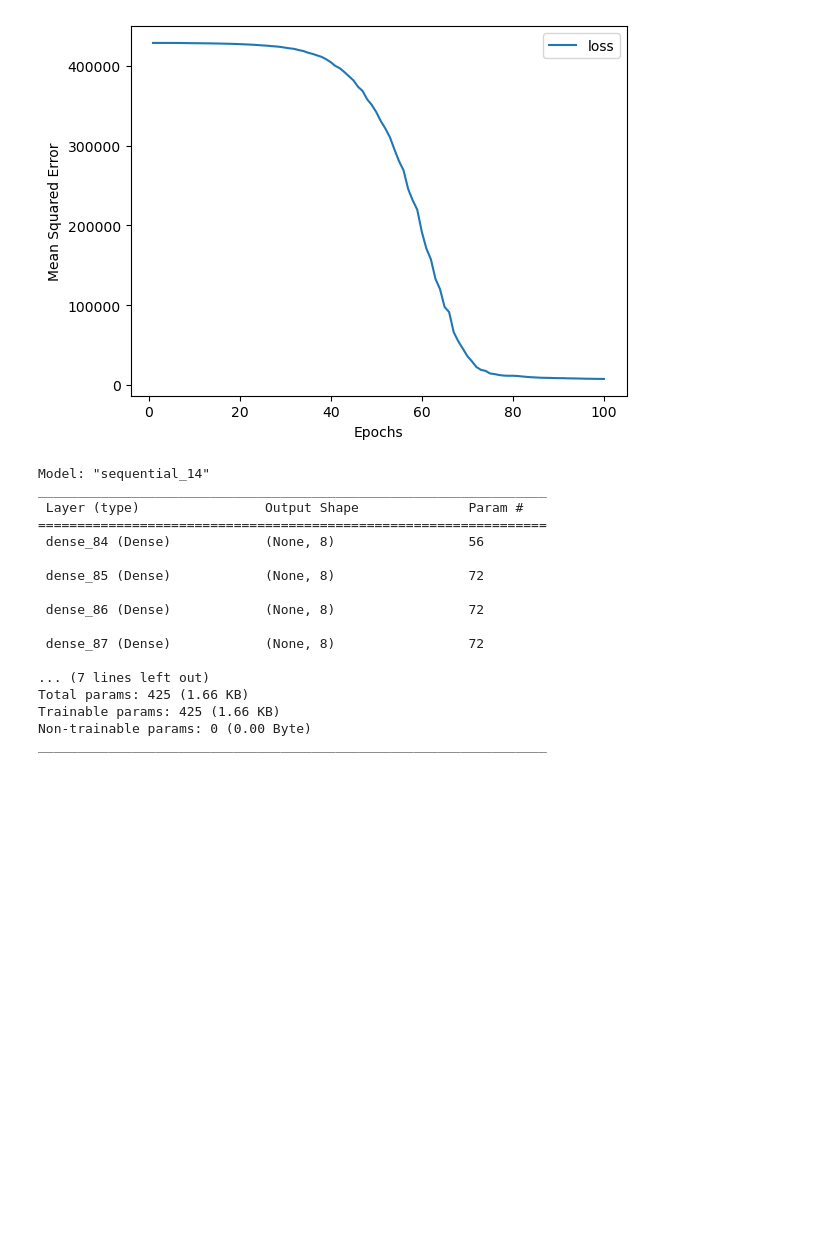
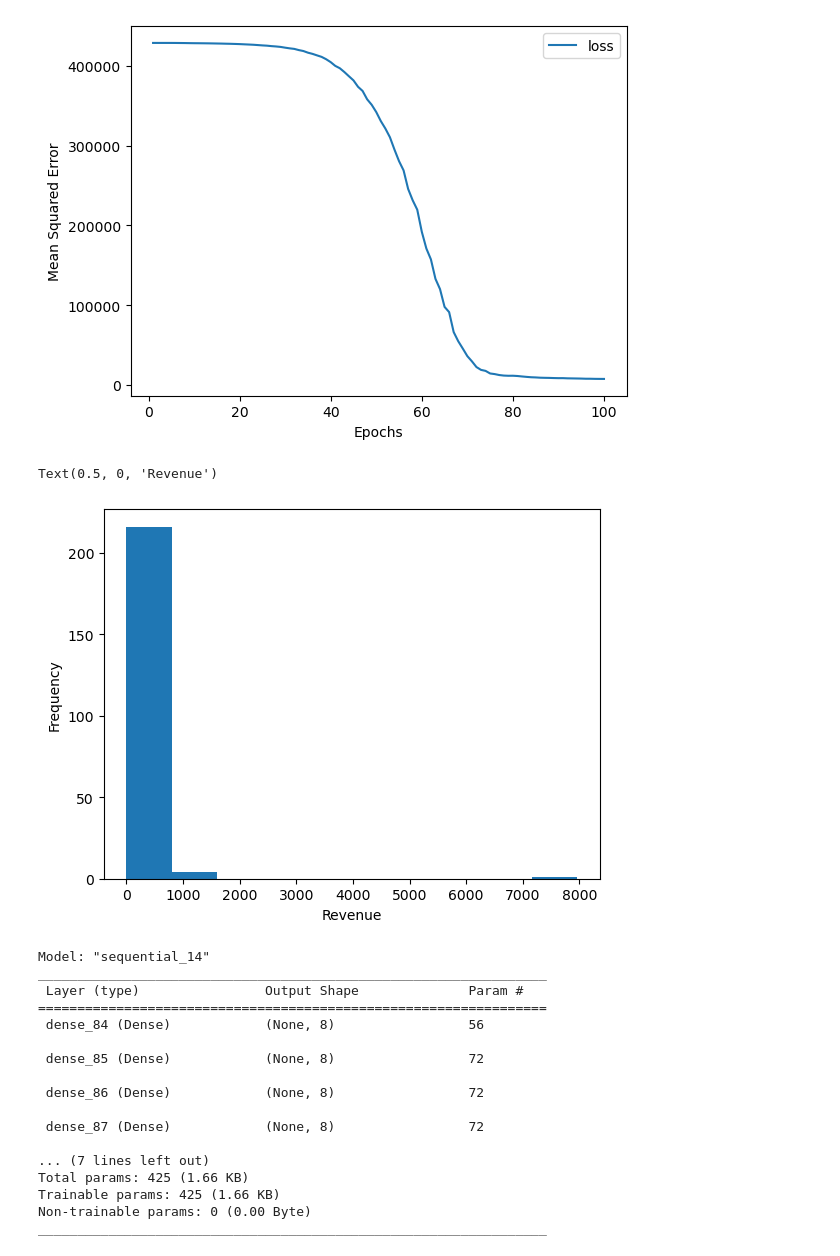
Before and after one commit to aarschne/project4, a Jupyter notebook: predicting_revenue.ipynb, the cells around one changed output. Saved outputs shown, nothing was run; the diff lists cells and outputs as text; code cells hidden in the pictures; blank space fills up the shorter version.

```diff
--- a/predicting_revenue.ipynb
+++ b/predicting_revenue.ipynb
@@ -212,6 +200,12 @@ plt.ylabel("Mean Squared Error")
 plt.show()
 # %% [output]
 [figure]
+# %%
+ax = y.plot.hist()
+ax.set_xlabel("Revenue")
+# %% [output]
+Text(0.5, 0, 'Revenue')
+[figure, added]
 # %%
 # Define the model - deep neural net, i.e., the number of input features and hidden nodes for each layer.
 nn_2 = Sequential()
```
Also changed, not shown: parts of 3 cells of this notebook.
